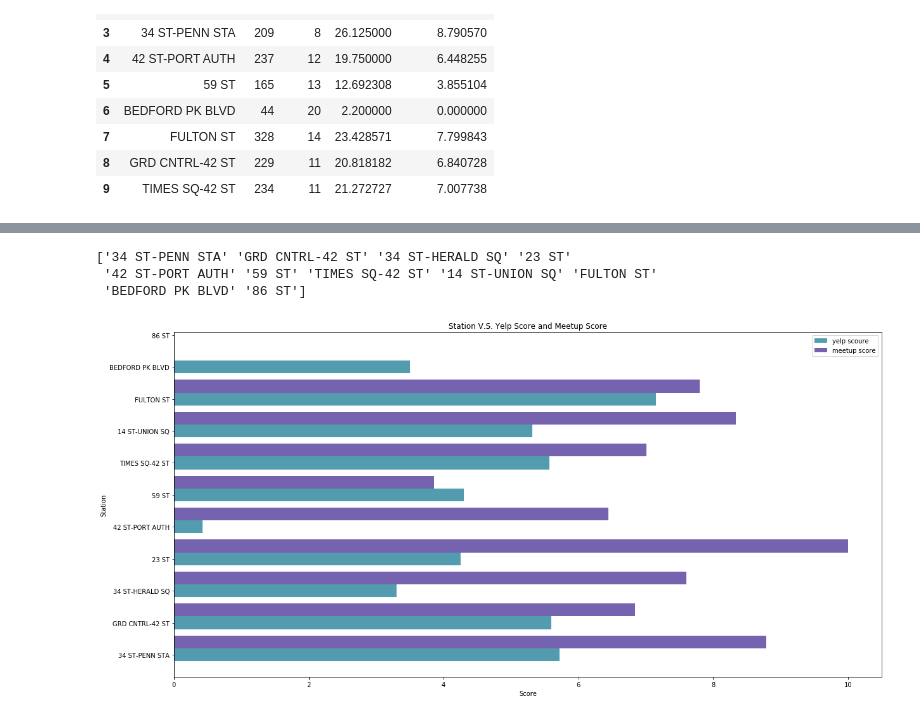
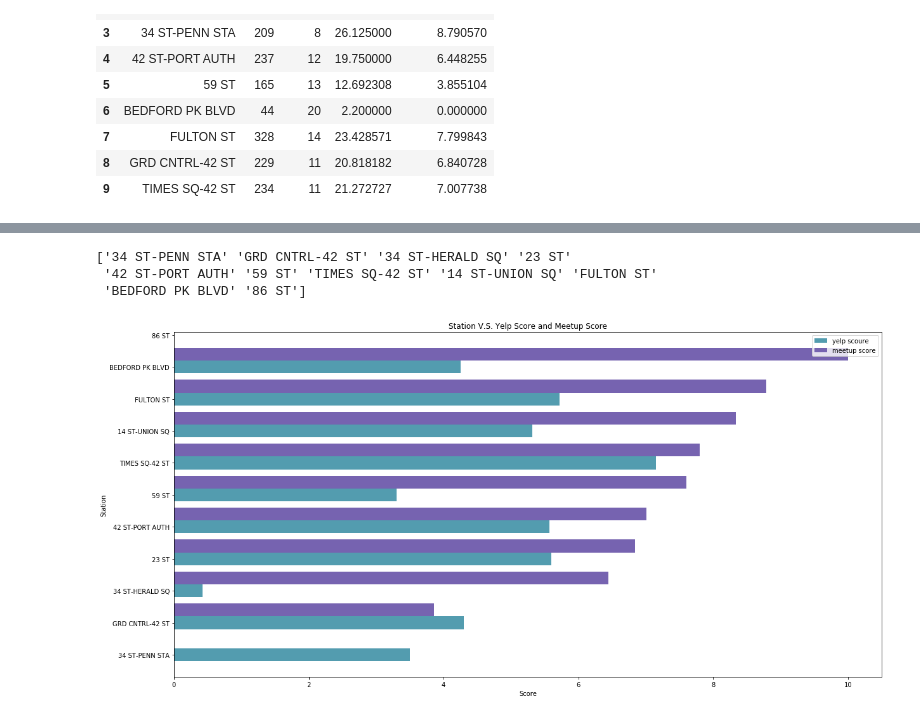
Before and after one commit to cyrus-rustomji/metis_projects, a Jupyter notebook: FirstProejct.ipynb, the cells around one changed output, grey strips where cells are left out. Drawn from its saved outputs; the diff is of its cells as text; code cells hidden in the pictures.

Commit message:
fix chart

```diff
--- a/FirstProejct.ipynb
+++ b/FirstProejct.ipynb
@@ -831,3 +831,9 @@ yelp_df_sort.head()
 | 9 | TIMES SQ-42 ST | 5.569884 |
 | 0 | 14 ST-UNION SQ | 5.317082 |
 [figure]
+# %%
+
+yelp_flattan_df.sort_values('yelp_p').set_index('station')['yelp_p'].plot(kind='barh',title='Yelp score per Station', figsize=(20, 10), fontsize=20, colors='#1f77b4')
+ax.set_xlabel("Score")
+ax.xaxis.label.set_size(20)
+ax.yaxis.label.set_size(20)
@@ -926,32 +919,32 @@ daily_yelp_meetup_df
 | 10 | 443470.0 | 86 ST | 86ST | 86 St | 40.788644 | -73.976218 | 86ST | 11 | ... |
 # %%
 #source code -  https://www.shanelynn.ie/merge-join-dataframes-python-pandas-index-1/
-
+daily_yelp_meetup_df_sort = daily_yelp_meetup_df.sort_values('meetup_score')
 def groupedbarplot(y_data_list, y_data_names, colors, x_label, y_label, title):
     _, ax = plt.subplots(figsize=(20,10))
     width = 0.4
     ind = np.arange(len(daily_yelp_meetup_df))
     for i in range(0, len(y_data_list)):
         ax.barh(ind + i*width, y_data_list[i],width, color = colors[i], label = y_data_names[i])
     ax.set_ylabel(y_label)
     ax.set_xlabel(x_label)
     ax.set_title(title)
     ax.legend(loc = 'upper right')
     ax.set_yticks(daily_yelp_meetup_df.index)
     ax.set_yticklabels(daily_yelp_meetup_df.STATION.values)
 
     print(daily_yelp_meetup_df.STATION.values)
 
 # Call the function to create plot
 groupedbarplot(
-               y_data_list = [daily_yelp_meetup_df['yelp_p'], daily_yelp_meetup_df['meetup_score']]
+               y_data_list = [daily_yelp_meetup_df_sort['yelp_p'], daily_yelp_meetup_df_sort['meetup_score']]
                , y_data_names = ['yelp scoure', 'meetup score']
                , colors = ['#539caf', '#7663b0']
                , x_label = 'Score'
                , y_label = 'Station'
                , title = 'Station V.S. Yelp Score and Meetup Score')
 # %% [output]
 ['34 ST-PENN STA' 'GRD CNTRL-42 ST' '34 ST-HERALD SQ' '23 ST'
  '42 ST-PORT AUTH' '59 ST' 'TIMES SQ-42 ST' '14 ST-UNION SQ' 'FULTON ST'
  'BEDFORD PK BLVD' '86 ST']
-[figure, old version]
+[figure, new version]
```
Also changed, not shown: parts of 6 cells of this notebook.
